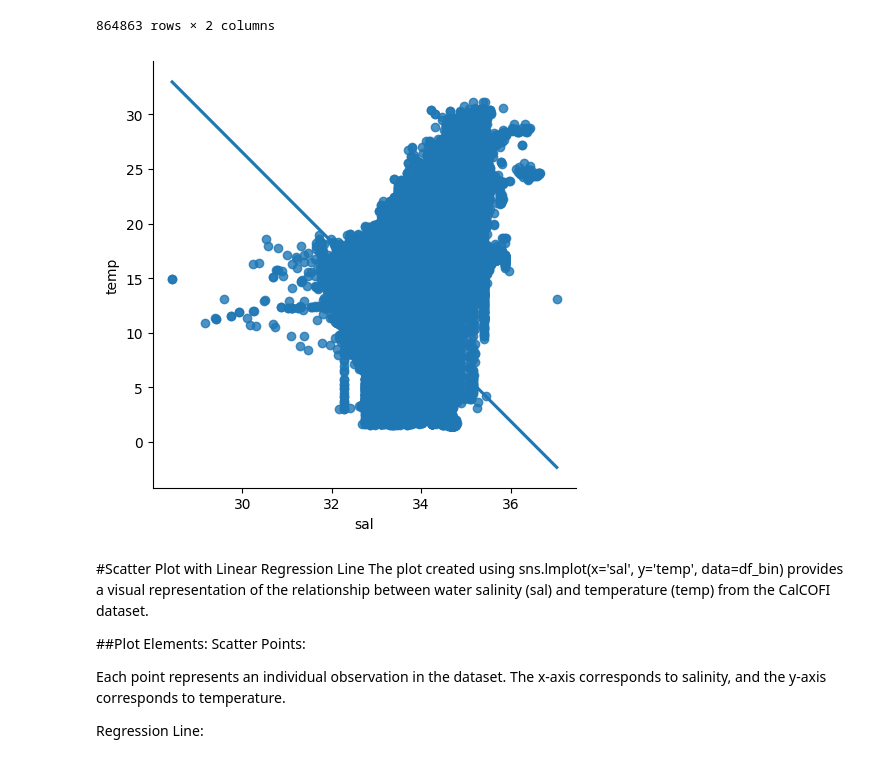
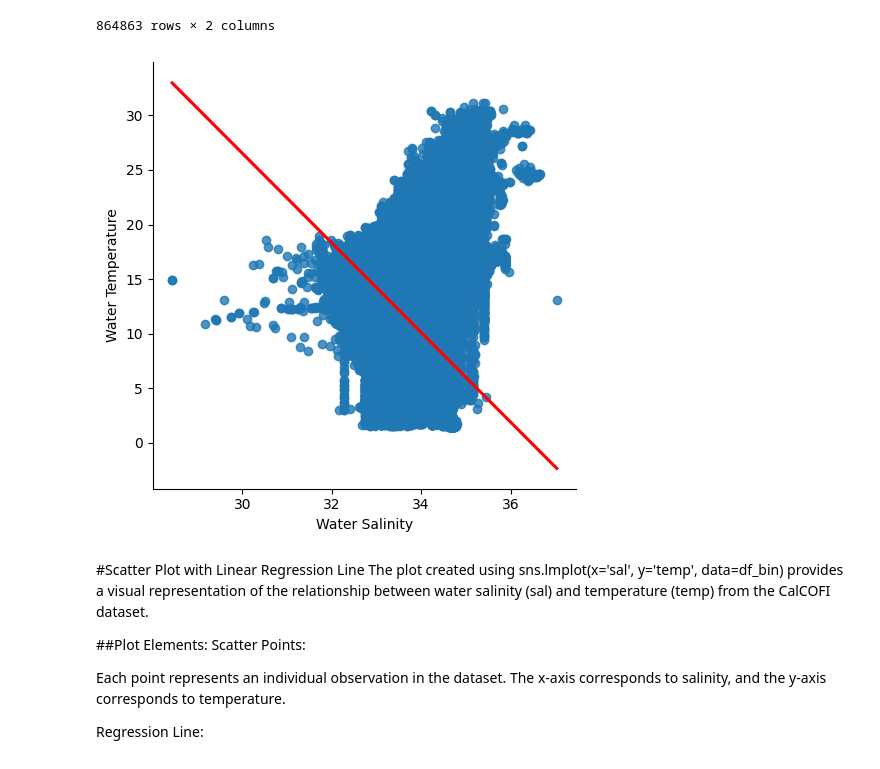
Before and after one commit to Eupene/Regression-analysis, a Jupyter notebook: Predicting_Water_Salinity_and_Temperature.ipynb, the cells around one changed output. Cells and saved outputs as stored; diff of their text form; code cells hidden in the pictures.

```diff
--- a/Predicting_Water_Salinity_and_Temperature.ipynb
+++ b/Predicting_Water_Salinity_and_Temperature.ipynb
@@ -61,6 +63,6 @@ import statsmodels.api as sm
 # %%
 # Load the dataset from a CSV file located in Google Drive
-df = pd.read_csv('/content/drive/MyDrive/calcofi/archive.zip (Unzipped Files) (1)/bottle.csv')
+df = pd.read_csv('/content/drive/MyDrive/calcofi/archive.zip (Unzipped Files)/bottle.csv')
 
 # Select only the relevant columns for analysis: 'Salnty' (Salinity) and 'T_degC' (Temperature)
 df_bin = df[['Salnty', 'T_degC']]
@@ -104,12 +106,13 @@ See the caveats in the documentation: https://pandas.pydata.org/pandas-docs/stab
 # %%
 # Plot a linear regression line between 'sal' (salinity) and 'temp' (temperature) using seaborn
 # This creates a scatterplot with a regression line to visually examine the relationship between salinity and temperature
-sns.lmplot(x='sal', y='temp', data=df_bin)
-
+sns.lmplot(x='sal', y='temp', data=df_bin, line_kws={'color': 'r'}) # Changed 'c' to 'line_kws' to specify the color of the regression line
+plt.ylabel("Water Temperature")
+plt.xlabel("Water Salinity")
 # Display the plot
 plt.show()
 # %% [output]
-[figure, old version]
+[figure, new version]
 # %% [markdown]
 #Scatter Plot with Linear Regression Line
 The plot created using sns.lmplot(x='sal', y='temp', data=df_bin) provides a visual representation of the relationship between water salinity (sal) and temperature (temp) from the CalCOFI dataset.
```
Also changed, not shown: parts of 4 cells of this notebook.
